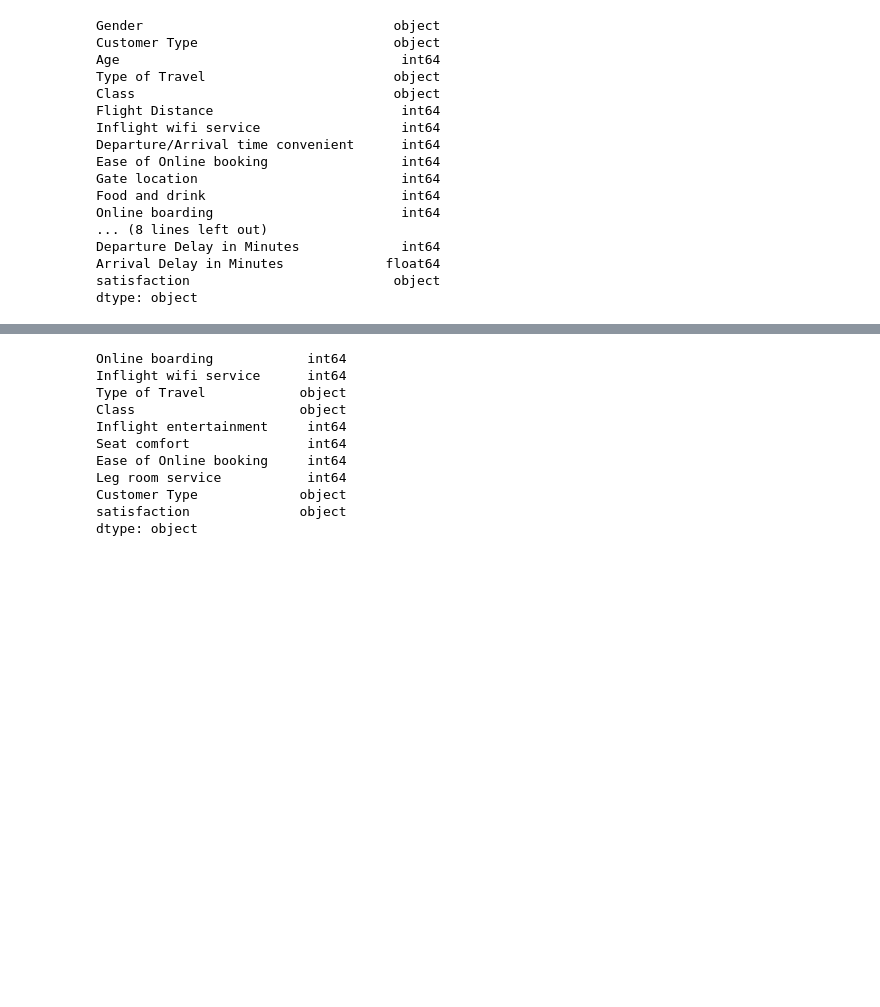
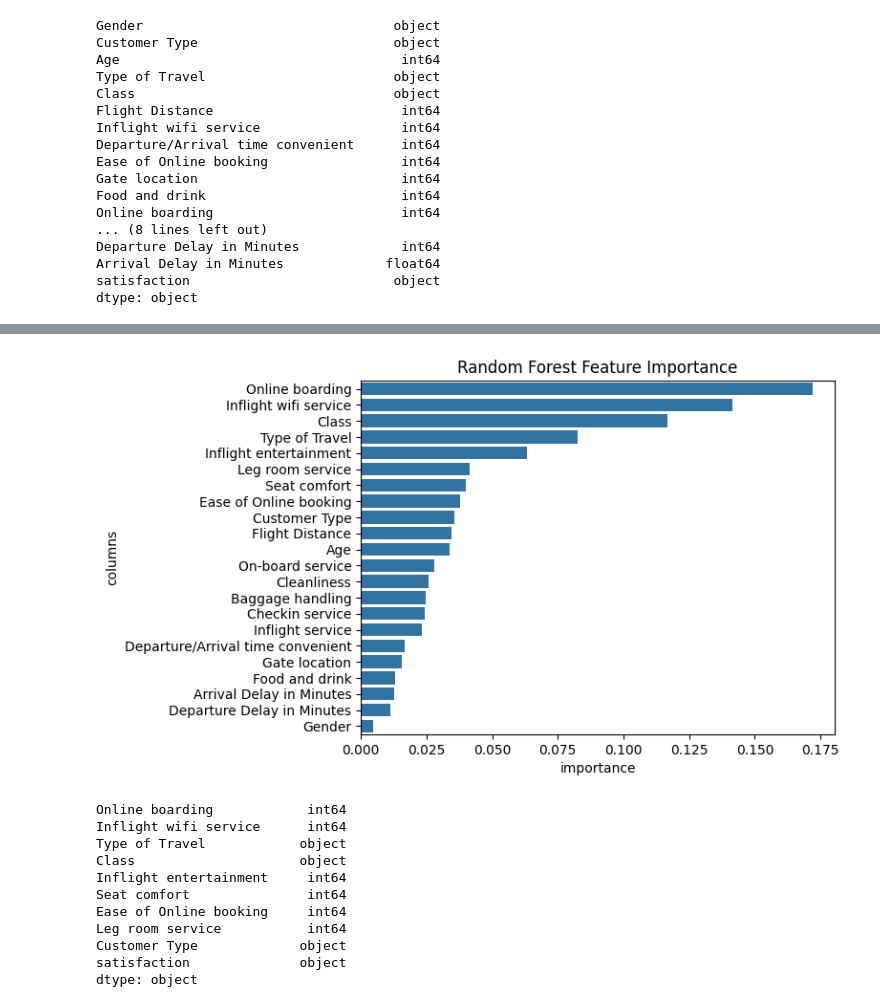
Before and after one commit to DadapeerShaik0603/3.Flight-Price-and--Customer-Satisfaction-Prediction, a Jupyter notebook: Airline Satisfaction Prediction/Airline_Passenger_model.ipynb, the cells around one changed output, grey strips where cells are left out. Drawn from its saved outputs; the diff is of its cells as text; code cells hidden in the pictures; blank space fills up the shorter version.

```diff
--- a/Airline Satisfaction Prediction/Airline_Passenger_model.ipynb
+++ b/Airline Satisfaction Prediction/Airline_Passenger_model.ipynb
@@ -248,0 +296,5 @@ y = df['satisfaction']
+# %%
+# create a feature importance data frame
+dict1 = {'columns': rfc.feature_names_in_, 'importance': rfc.feature_importances_}
+forest_importances = pd.DataFrame(dict1).sort_values('importance', ascending = False)
+forest_importances
@@ -249,3 +319,10 @@ y = df['satisfaction']
+# %%
+# plotting a horizontal bar chart on feature importance
+sns.barplot(data = forest_importances, y = 'columns', x = 'importance')
+plt.title("Random Forest Feature Importance")
+plt.show()
+# %% [output]
+[figure, added]
 # %%
 # creating data frame with the top 8 predictors
 columns = ['Online boarding', 'Inflight wifi service', 'Type of Travel', 'Class', 'Inflight entertainment',
```
Also changed, not shown: parts of 12 cells of this notebook.
